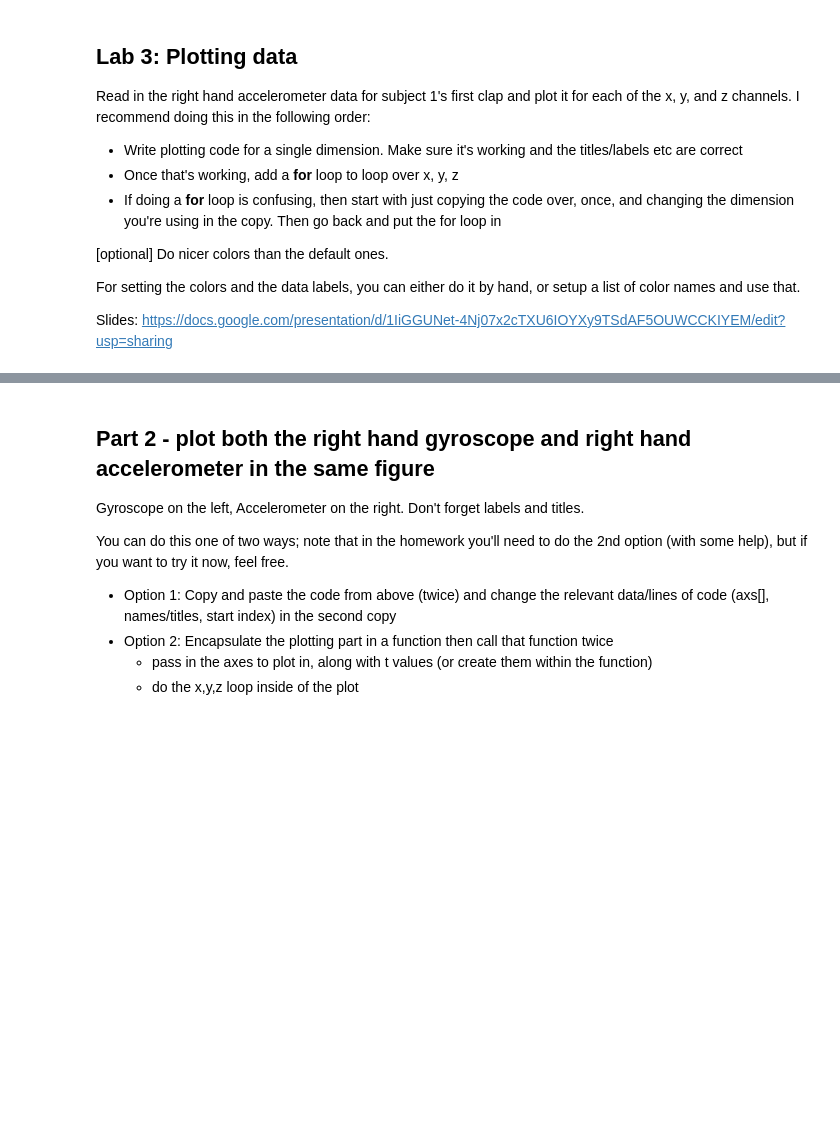
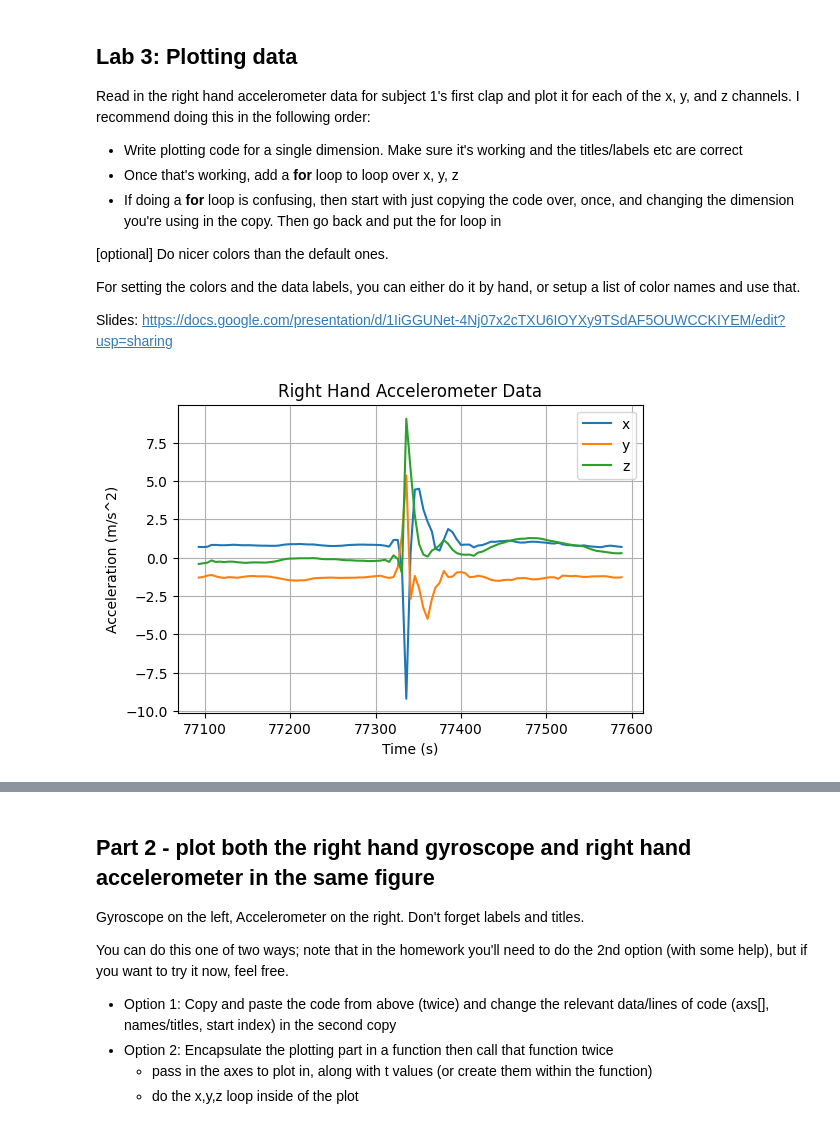
Before and after one commit to AllThePinq/IntroPythonProgramming, a Jupyter notebook: Week_3_plotting/Lab_3_plotting.ipynb, the cells around one changed output, grey strips where cells are left out. Drawn from its saved outputs; the diff is of its cells as text; code cells hidden in the pictures; blank space fills up the shorter version.

```diff
--- a/Week_3_plotting/Lab_3_plotting.ipynb
+++ b/Week_3_plotting/Lab_3_plotting.ipynb
@@ -43,19 +93,26 @@ except FileNotFoundError:
     print(f"The file was not found; check that the data directory is in the current one and the file is in that directory")
 # %%
 # GUIDES: Get the descriptor and the data
-rh_accelerometer_descriptor = ...
-rh_accelerometer_data = ...
-
-ts_descriptor = ...
-ts = ...
+rh_accelerometer_descriptor = get_descriptor(data_description, "Right hand accelerometer")
+rh_accelerometer_data = get_channel_data(all_data, rh_accelerometer_descriptor["index_offset"], rh_accelerometer_descriptor["dimensions"])
+ts_descriptor = get_descriptor(data_description, "Timestamp")
+ts = get_channel_data(all_data, ts_descriptor["index_offset"], ts_descriptor["dimensions"])
 # %%
 nrows = 1
 ncols = 1
 _, axs_wf = plt.subplots(nrows, ncols, figsize=(6, 4))
 
 # Useful for labeling the channels with x,y,z instead of 0, 1, 2
 channel_labels = ['x', 'y', 'z']
 
 # GUIDES: Graph the right hand accelerometer data.
+plt.plot(ts, rh_accelerometer_data)
+plt.xlabel("Time (s)")
+plt.ylabel("Acceleration (m/s^2)")
+plt.title("Right Hand Accelerometer Data")
+plt.legend(channel_labels)
+plt.grid()
+# %% [output]
+[figure, added]
 # %%
 grader.check("plot_one")
```
Also changed, not shown: parts of 11 cells of this notebook, 2 other files.
